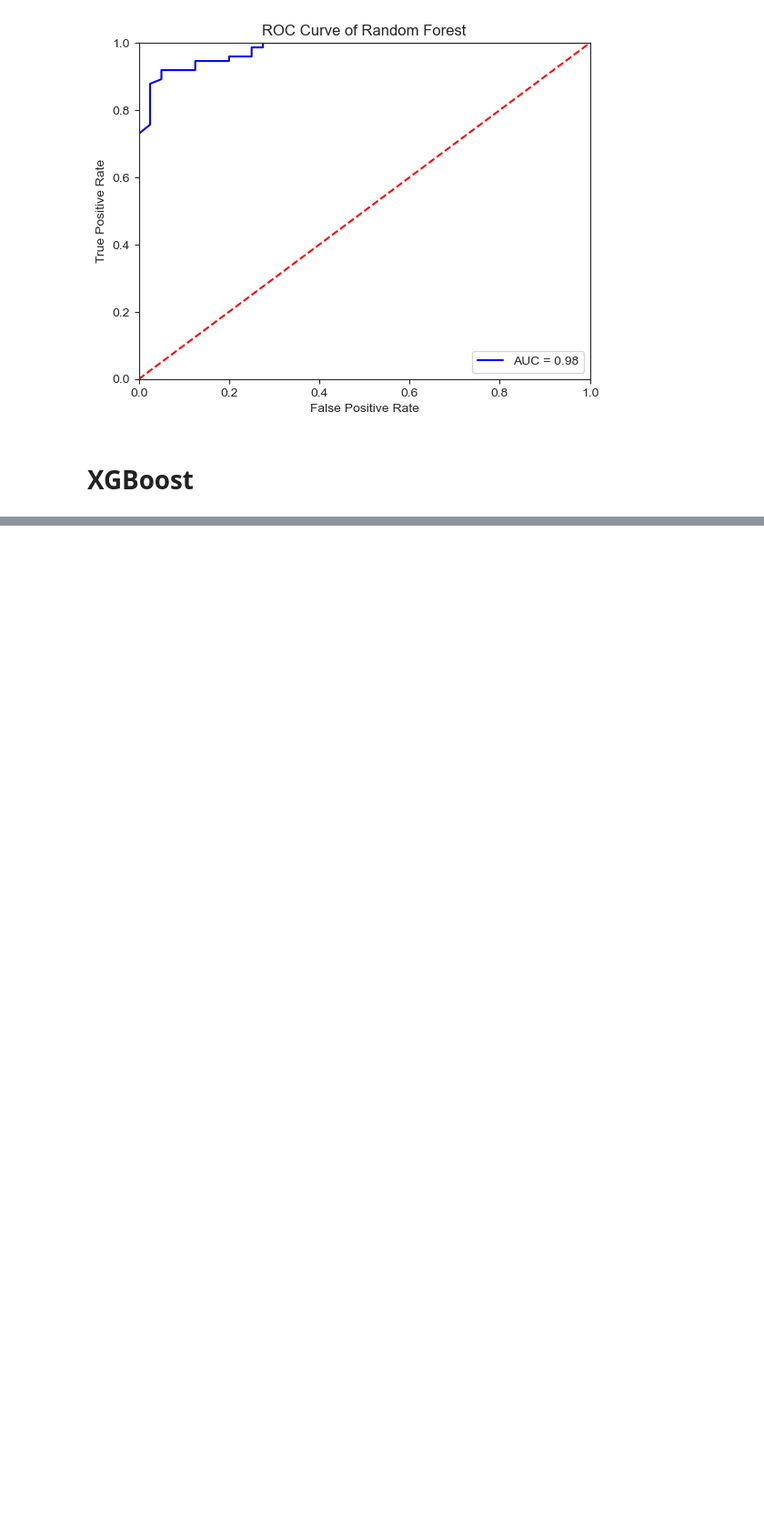
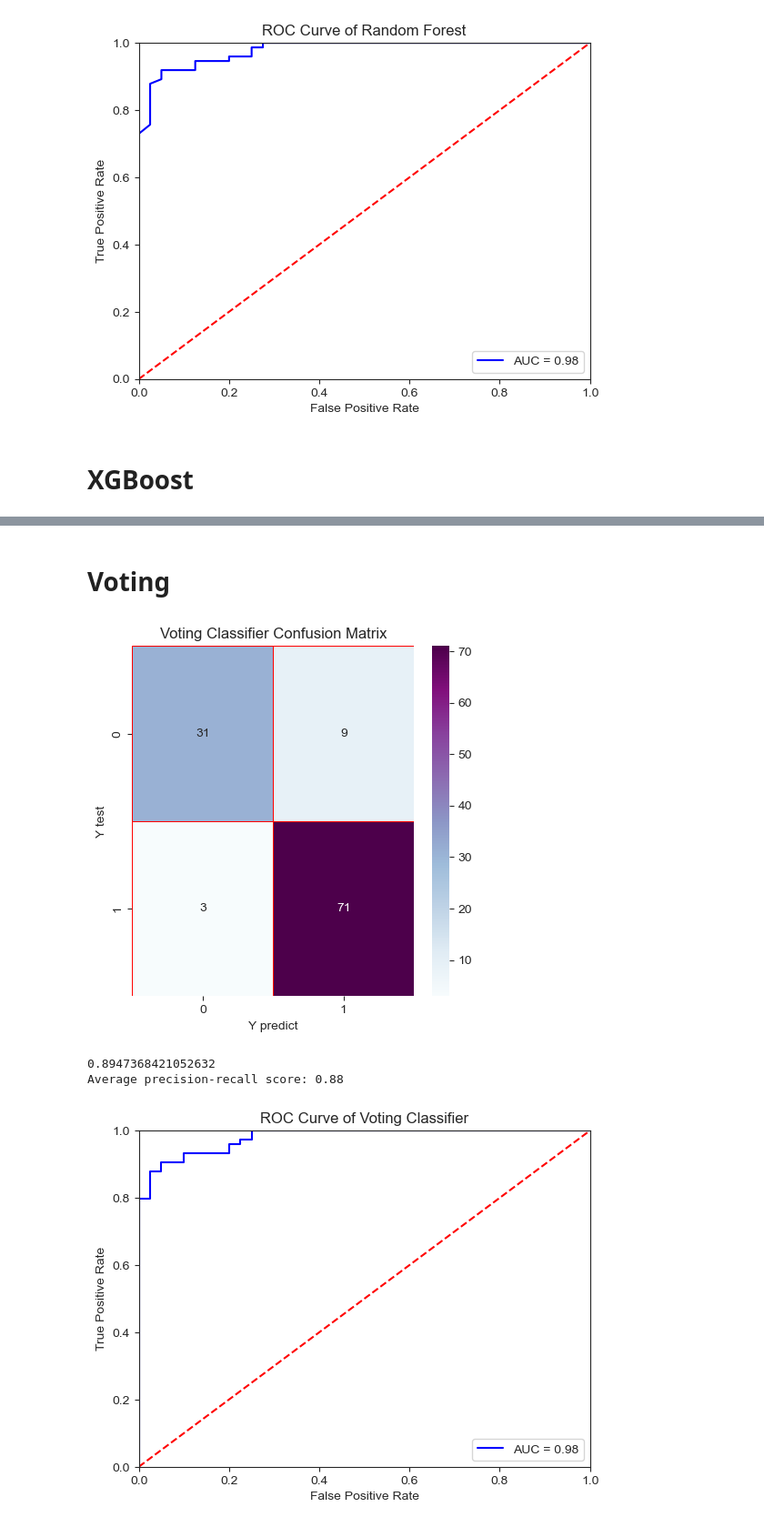
Before and after one commit to AhsanSAhmed/BreastCancer_MLModels, a Jupyter notebook: ML_Assignment.ipynb, the cells around one changed output, grey strips where cells are left out. Shown at 91% size. Cells and saved outputs as stored; diff of their text form; code cells hidden in the pictures; blank space fills up the shorter version.

Commit message:
Added Voting and stacking

```diff
--- a/ML_Assignment.ipynb
+++ b/ML_Assignment.ipynb
@@ -388,3 +388,67 @@ plt.show()
 0.9035087719298246
 Average precision-recall score: 0.89
 [figure]
+# %% [markdown]
+# Voting
+# %%
+from sklearn.ensemble import VotingClassifier
+
+# Define the individual classifiers
+logreg = LogisticRegression(C=10)
+knncla = KNeighborsClassifier(n_neighbors=5, n_jobs=-1)
+nbcla = GaussianNB()
+rf_classifier = RandomForestClassifier(n_estimators=100, random_state=42)
+xgb_classifier = xgb.XGBClassifier(objective='binary:logistic', random_state=42)
+
+# Define the voting classifier with soft voting (predicts the class label based on the argmax of the sums of the predicted probabilities)
+voting_classifier = VotingClassifier(estimators=[
+    ('logreg', logreg),
+    ('knncla', knncla),
+    ('nbcla', nbcla),
+    ('rf_classifier', rf_classifier),
+    ('xgb_classifier', xgb_classifier)
+], voting='soft')
+
+# Train the voting classifier
+voting_classifier.fit(X_train, Y_train)
+
+# Predict target values
+Y_predict_voting = voting_classifier.predict(X_test)
+
+# Confusion matrix
+voting_cm = confusion_matrix(Y_test, Y_predict_voting)
+f, ax = plt.subplots(figsize=(5, 5))
+sns.heatmap(voting_cm, annot=True, linewidth=0.7, linecolor='red', fmt='g', ax=ax, cmap="BuPu")
+plt.title('Voting Classifier Confusion Matrix')
+plt.xlabel('Y predict')
+plt.ylabel('Y test')
+plt.show()
+
+# Test score
+score_voting = voting_classifier.score(X_test, Y_test)
+print(score_voting)
+
+# Precision and recall
+average_precision_voting = average_precision_score(Y_test, Y_predict_voting)
+print('Average precision-recall score: {0:0.2f}'.format(average_precision_voting))
+
+# ROC Curve
+Y_scores_voting = voting_classifier.predict_proba(X_test)
+fpr_voting, tpr_voting, _ = roc_curve(Y_test, Y_scores_voting[:, 1])
+roc_auc_voting = auc(fpr_voting, tpr_voting)
+
+plt.title('Receiver Operating Characteristic')
+plt.plot(fpr_voting, tpr_voting, 'b', label='AUC = %0.2f' % roc_auc_voting)
+plt.legend(loc='lower right')
+plt.plot([0, 1], [0, 1], 'r--')
+plt.xlim([0, 1])
+plt.ylim([0, 1])
+plt.ylabel('True Positive Rate')
+plt.xlabel('False Positive Rate')
+plt.title('ROC Curve of Voting Classifier')
+plt.show()
+# %% [output]
+[figure, added]
+0.8947368421052632
+Average precision-recall score: 0.88
+[figure, added]
```
Also changed, not shown: parts of 9 cells of this notebook.
